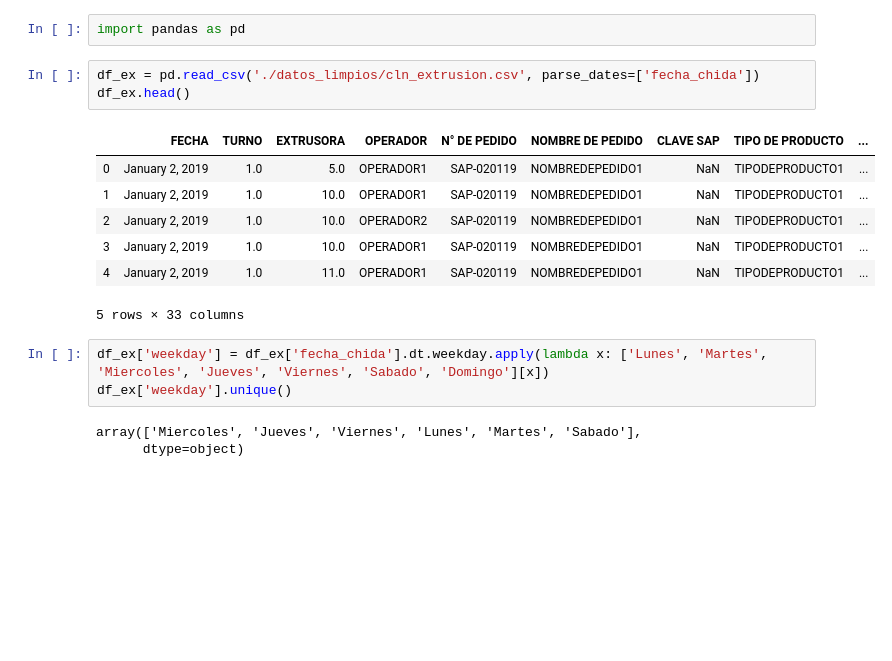
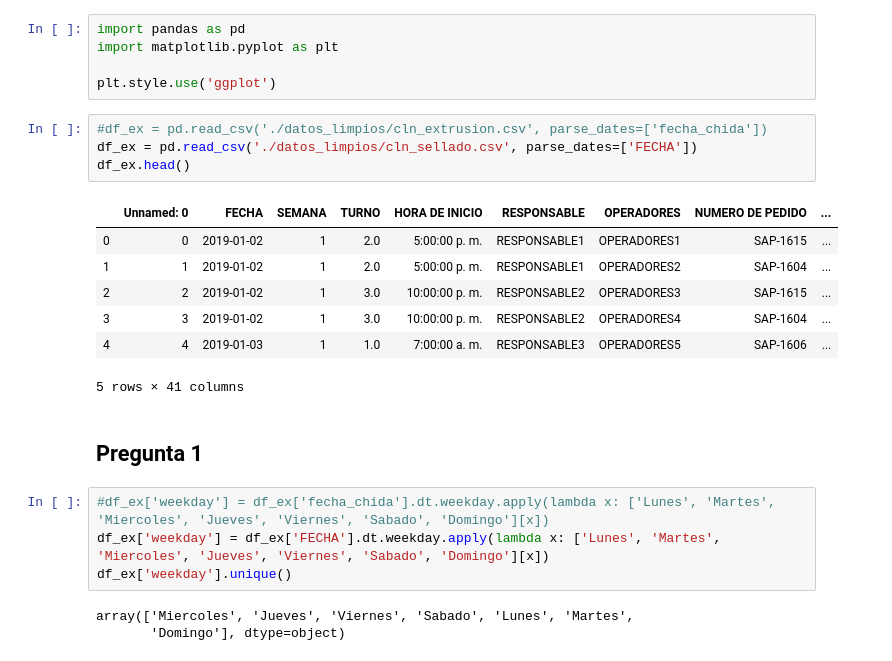
Before and after one commit to zs10011598/dci4, a Jupyter notebook: DATOS_RETO/Untitled.ipynb, the cells around one changed output. Saved outputs shown, nothing was run; the diff lists cells and outputs as text; blank space fills up the shorter version.

Commit message:
preguntas adicionales 1 y 2 de estadisticas generales

```diff
--- a/DATOS_RETO/Untitled.ipynb
+++ b/DATOS_RETO/Untitled.ipynb
@@ -1,19 +1,26 @@
 # %%
 import pandas as pd
+import matplotlib.pyplot as plt
+
+plt.style.use('ggplot')
 # %%
-df_ex = pd.read_csv('./datos_limpios/cln_extrusion.csv', parse_dates=['fecha_chida'])
+#df_ex = pd.read_csv('./datos_limpios/cln_extrusion.csv', parse_dates=['fecha_chida'])
+df_ex = pd.read_csv('./datos_limpios/cln_sellado.csv', parse_dates=['FECHA'])
 df_ex.head()
 # %% [output]
-|  | FECHA | TURNO | EXTRUSORA | OPERADOR | N° DE PEDIDO | NOMBRE DE PEDIDO | CLAVE SAP | TIPO DE PRODUCTO | ... |
-| 0 | January 2, 2019 | 1.0 | 5.0 | OPERADOR1 | SAP-020119 | NOMBREDEPEDIDO1 | NaN | TIPODEPRODUCTO1 | ... |
-| 1 | January 2, 2019 | 1.0 | 10.0 | OPERADOR1 | SAP-020119 | NOMBREDEPEDIDO1 | NaN | TIPODEPRODUCTO1 | ... |
-| 2 | January 2, 2019 | 1.0 | 10.0 | OPERADOR2 | SAP-020119 | NOMBREDEPEDIDO1 | NaN | TIPODEPRODUCTO1 | ... |
-| 3 | January 2, 2019 | 1.0 | 10.0 | OPERADOR1 | SAP-020119 | NOMBREDEPEDIDO1 | NaN | TIPODEPRODUCTO1 | ... |
-| 4 | January 2, 2019 | 1.0 | 11.0 | OPERADOR1 | SAP-020119 | NOMBREDEPEDIDO1 | NaN | TIPODEPRODUCTO1 | ... |
+|  | Unnamed: 0 | FECHA | SEMANA | TURNO | HORA DE INICIO | RESPONSABLE | OPERADORES | NUMERO DE PEDIDO | ... |
+| 0 | 0 | 2019-01-02 | 1 | 2.0 | 5:00:00 p. m. | RESPONSABLE1 | OPERADORES1 | SAP-1615 | ... |
+| 1 | 1 | 2019-01-02 | 1 | 2.0 | 5:00:00 p. m. | RESPONSABLE1 | OPERADORES2 | SAP-1604 | ... |
+| 2 | 2 | 2019-01-02 | 1 | 3.0 | 10:00:00 p. m. | RESPONSABLE2 | OPERADORES3 | SAP-1615 | ... |
+| 3 | 3 | 2019-01-02 | 1 | 3.0 | 10:00:00 p. m. | RESPONSABLE2 | OPERADORES4 | SAP-1604 | ... |
+| 4 | 4 | 2019-01-03 | 1 | 1.0 | 7:00:00 a. m. | RESPONSABLE3 | OPERADORES5 | SAP-1606 | ... |
-5 rows × 33 columns
+5 rows × 41 columns
+# %% [markdown]
+## Pregunta 1
 # %%
-df_ex['weekday'] = df_ex['fecha_chida'].dt.weekday.apply(lambda x: ['Lunes', 'Martes', 'Miercoles', 'Jueves', 'Viernes', 'Sabado', 'Domingo'][x])
+#df_ex['weekday'] = df_ex['fecha_chida'].dt.weekday.apply(lambda x: ['Lunes', 'Martes', 'Miercoles', 'Jueves', 'Viernes', 'Sabado', 'Domingo'][x])
+df_ex['weekday'] = df_ex['FECHA'].dt.weekday.apply(lambda x: ['Lunes', 'Martes', 'Miercoles', 'Jueves', 'Viernes', 'Sabado', 'Domingo'][x])
 df_ex['weekday'].unique()
 # %% [output]
-array(['Miercoles', 'Jueves', 'Viernes', 'Lunes', 'Martes', 'Sabado'],
-      dtype=object)
+array(['Miercoles', 'Jueves', 'Viernes', 'Sabado', 'Lunes', 'Martes',
+       'Domingo'], dtype=object)
```
Also changed, not shown: parts of 11 cells of this notebook, 8 other files.
